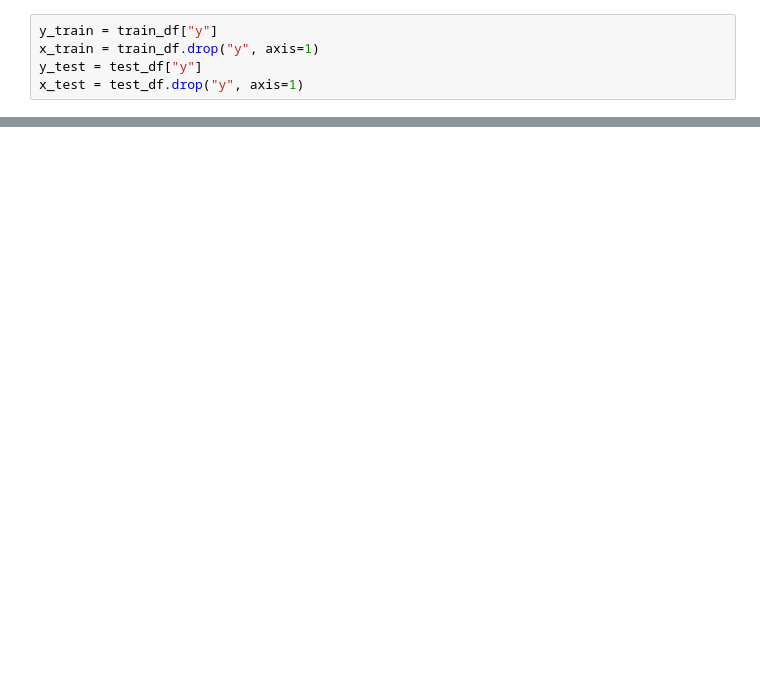
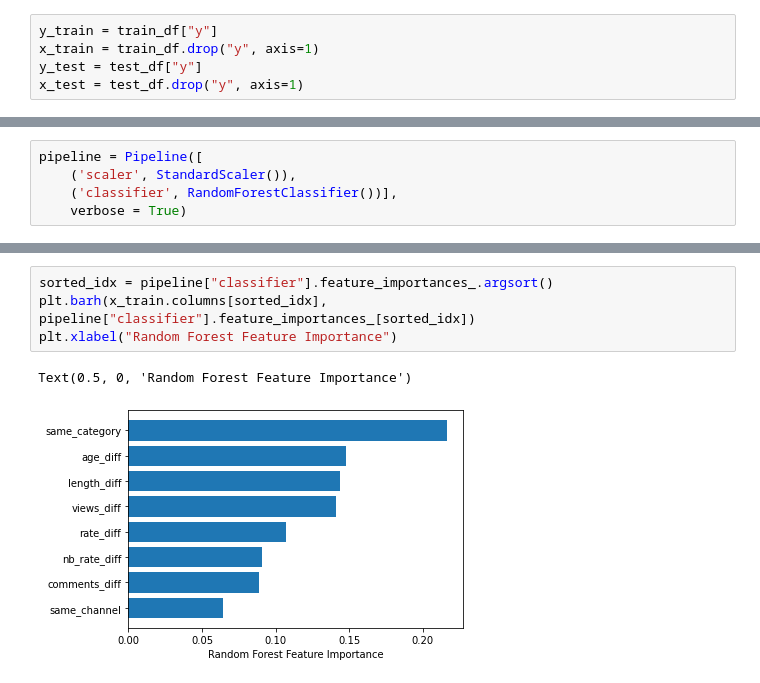
Before and after one commit to caterinaconz/youtube-network-analysis, a Jupyter notebook: modeling.ipynb, the cells around one changed output, grey strips where cells are left out. Saved outputs shown, nothing was run; the diff lists cells and outputs as text; blank space fills up the shorter version.

```diff
--- a/modeling.ipynb
+++ b/modeling.ipynb
@@ -38,0 +67,5 @@ print(f1_score(y_test, pipeline.predict(x_test)))
+# %%
+pipeline = Pipeline([
+    ('scaler', StandardScaler()),
+    ('classifier', RandomForestClassifier())],
+    verbose = True)
@@ -38,0 +84,7 @@ print(f1_score(y_test, pipeline.predict(x_test)))
+# %%
+sorted_idx = pipeline["classifier"].feature_importances_.argsort()
+plt.barh(x_train.columns[sorted_idx], pipeline["classifier"].feature_importances_[sorted_idx])
+plt.xlabel("Random Forest Feature Importance")
+# %% [output]
+Text(0.5, 0, 'Random Forest Feature Importance')
+[figure, added]
```
Also changed, not shown: parts of 12 cells of this notebook, 1 other file.
